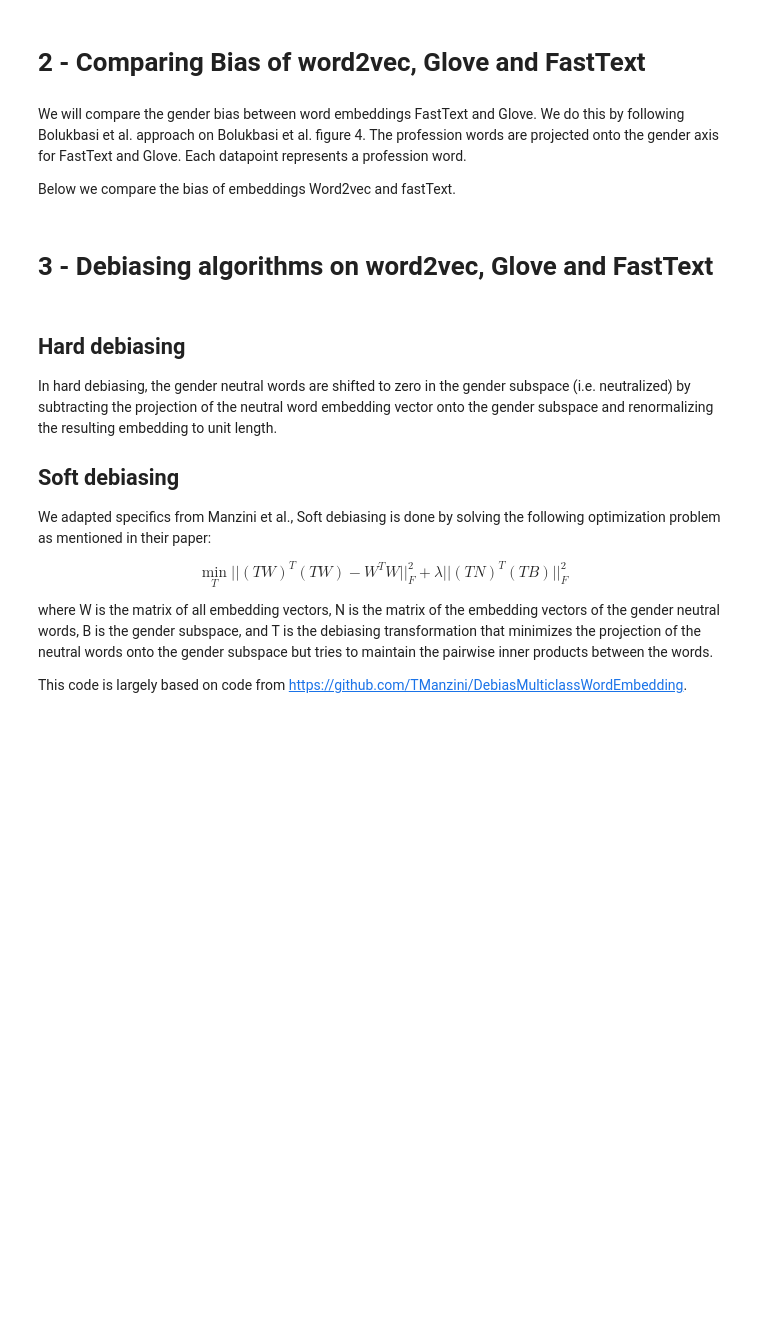
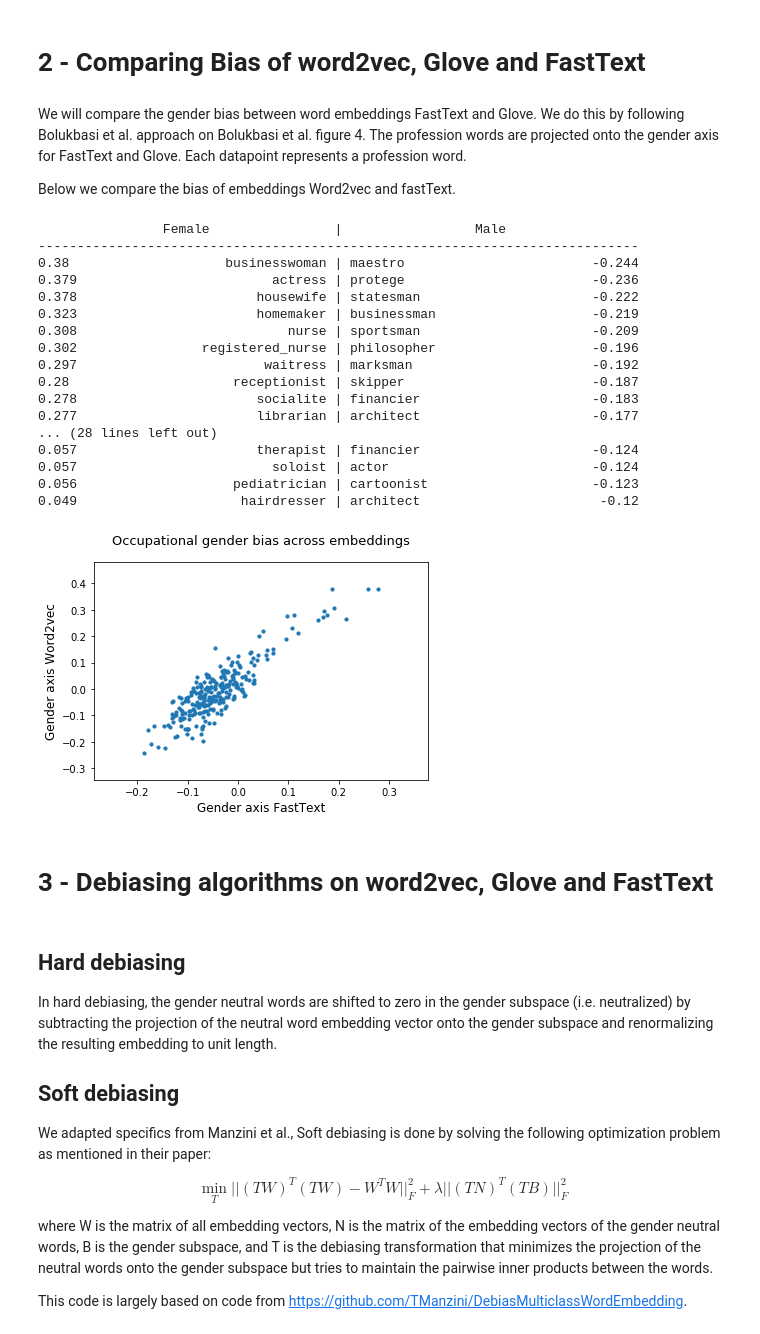
Before and after one commit to KylianvG/Embetter, a Jupyter notebook: replication/Fairness_in_AI_Removing_bias.ipynb, the cells around one changed output. Saved outputs shown, nothing was run; the diff lists cells and outputs as text; code cells hidden in the pictures; blank space fills up the shorter version.

```diff
--- a/replication/Fairness_in_AI_Removing_bias.ipynb
+++ b/replication/Fairness_in_AI_Removing_bias.ipynb
@@ -89,7 +123,26 @@ We will compare the gender bias between word embeddings FastText and Glove. We d
 
 Below we compare the bias of embeddings Word2vec and fastText.
 # %%
-compare_occupational_bias(E, E_f, ["Word2vec", "FastText"], "compare_bias_w2v_ft")
+compare_occupational_bias(E, E_f, ["Word2vec", "FastText"])
+# %% [output]
+                Female                |                 Male
+-----------------------------------------------------------------------------
+0.38                    businesswoman | maestro                        -0.244
+0.379                         actress | protege                        -0.236
+0.378                       housewife | statesman                      -0.222
+0.323                       homemaker | businessman                    -0.219
+0.308                           nurse | sportsman                      -0.209
+0.302                registered_nurse | philosopher                    -0.196
+0.297                        waitress | marksman                       -0.192
+0.28                     receptionist | skipper                        -0.187
+0.278                       socialite | financier                      -0.183
+0.277                       librarian | architect                      -0.177
+... (28 lines left out)
+0.057                       therapist | financier                      -0.124
+0.057                         soloist | actor                          -0.124
+0.056                    pediatrician | cartoonist                     -0.123
+0.049                     hairdresser | architect                       -0.12
+[figure, added]
 # %% [markdown]
 # 3 - Debiasing algorithms on word2vec, Glove and FastText
 # %% [markdown]
```
Also changed, not shown: parts of 3 cells of this notebook, 2 other files.
